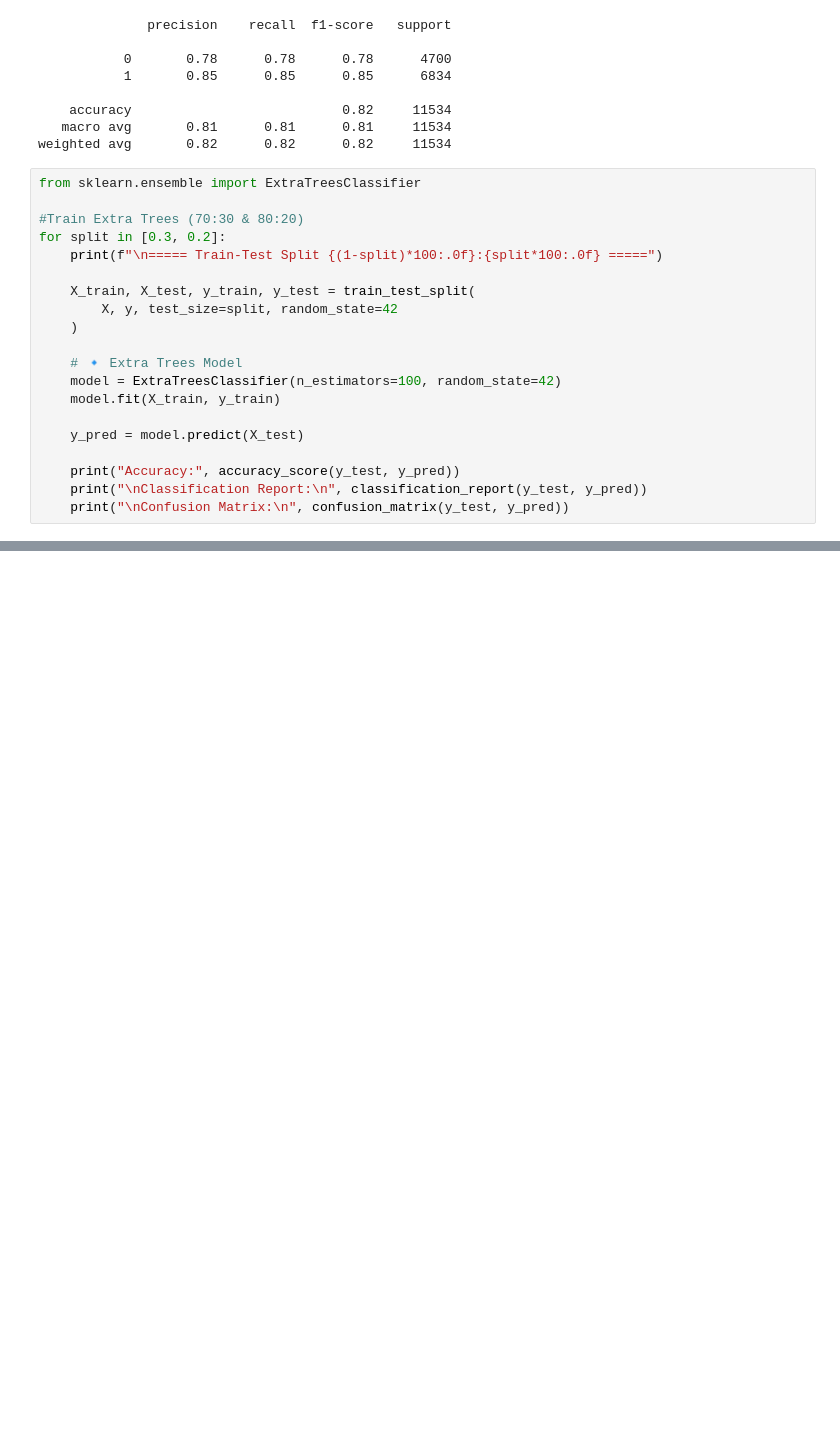
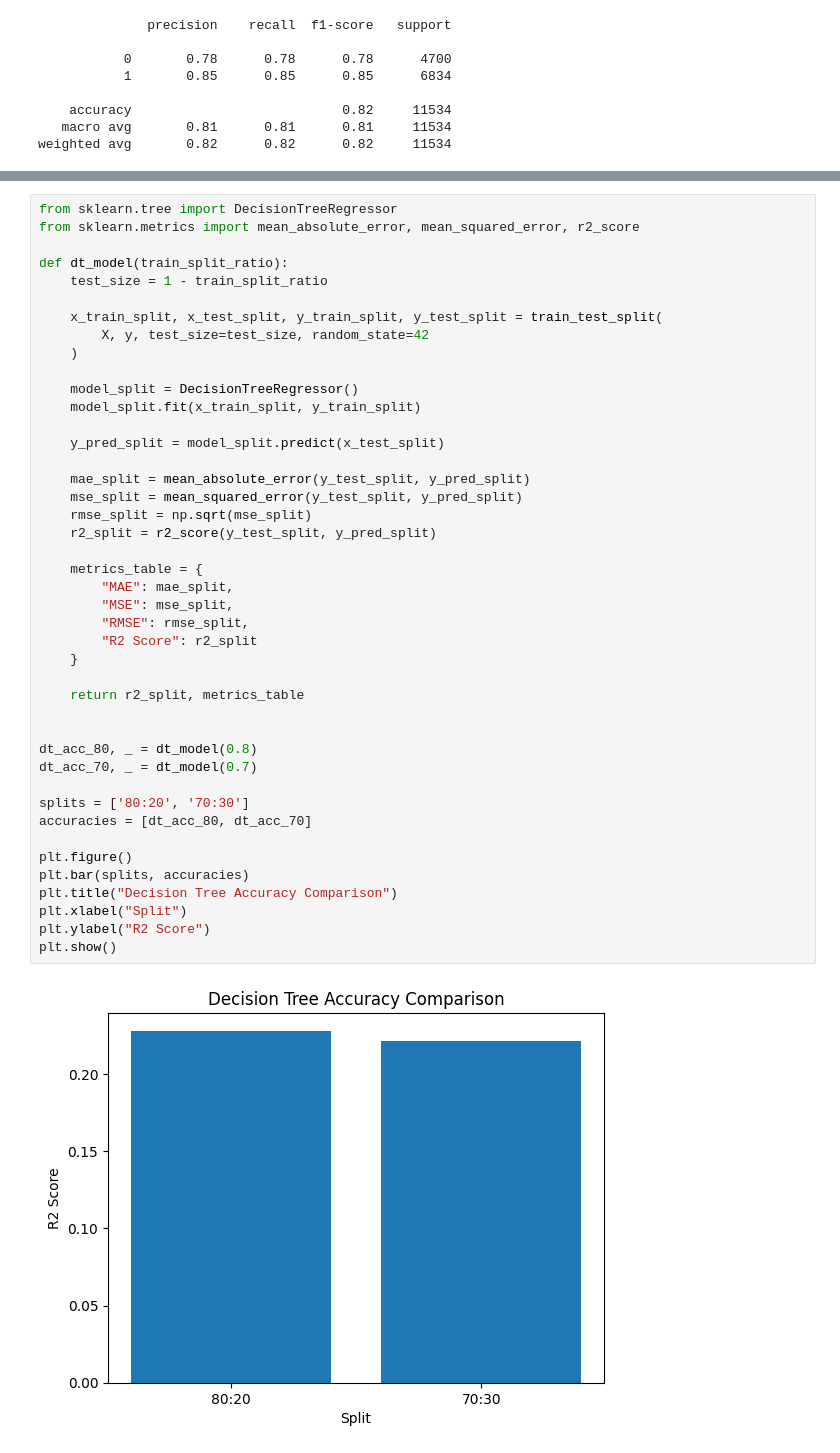
Before and after one commit to AkshitaNipane/Machine-Learning-TAE, a Jupyter notebook: MODEL_3_ML_TAE(DecisionTree).ipynb, the cells around one changed output, grey strips where cells are left out. Drawn from its saved outputs; the diff is of its cells as text; blank space fills up the shorter version.

```diff
--- a/MODEL_3_ML_TAE(DecisionTree).ipynb
+++ b/MODEL_3_ML_TAE(DecisionTree).ipynb
@@ -140,23 +140,3 @@ print(classification_report(y_pred, y_test))
     accuracy                           0.82     11534
    macro avg       0.81      0.81      0.81     11534
 weighted avg       0.82      0.82      0.82     11534
-# %%
-from sklearn.ensemble import ExtraTreesClassifier
-
-#Train Extra Trees (70:30 & 80:20)
-for split in [0.3, 0.2]:
-    print(f"\n===== Train-Test Split {(1-split)*100:.0f}:{split*100:.0f} =====")
-
-    X_train, X_test, y_train, y_test = train_test_split(
-        X, y, test_size=split, random_state=42
-    )
-
-    # 🔹 Extra Trees Model
-    model = ExtraTreesClassifier(n_estimators=100, random_state=42)
-    model.fit(X_train, y_train)
-
-    y_pred = model.predict(X_test)
-
-    print("Accuracy:", accuracy_score(y_test, y_pred))
-    print("\nClassification Report:\n", classification_report(y_test, y_pred))
-    print("\nConfusion Matrix:\n", confusion_matrix(y_test, y_pred))
@@ -180,0 +143,45 @@ Confusion Matrix:
+# %%
+from sklearn.tree import DecisionTreeRegressor
+from sklearn.metrics import mean_absolute_error, mean_squared_error, r2_score
+
+def dt_model(train_split_ratio):
+    test_size = 1 - train_split_ratio
+
+    x_train_split, x_test_split, y_train_split, y_test_split = train_test_split(
+        X, y, test_size=test_size, random_state=42
+    )
+
+    model_split = DecisionTreeRegressor()
+    model_split.fit(x_train_split, y_train_split)
+
+    y_pred_split = model_split.predict(x_test_split)
+
+    mae_split = mean_absolute_error(y_test_split, y_pred_split)
+    mse_split = mean_squared_error(y_test_split, y_pred_split)
+    rmse_split = np.sqrt(mse_split)
+    r2_split = r2_score(y_test_split, y_pred_split)
+
+    metrics_table = {
+        "MAE": mae_split,
+        "MSE": mse_split,
+        "RMSE": rmse_split,
+        "R2 Score": r2_split
+    }
+
+    return r2_split, metrics_table
+
+
+dt_acc_80, _ = dt_model(0.8)
+dt_acc_70, _ = dt_model(0.7)
+
+splits = ['80:20', '70:30']
+accuracies = [dt_acc_80, dt_acc_70]
+
+plt.figure()
+plt.bar(splits, accuracies)
+plt.title("Decision Tree Accuracy Comparison")
+plt.xlabel("Split")
+plt.ylabel("R2 Score")
+plt.show()
+# %% [output]
+[figure, added]
```
Also changed, not shown: parts of 1 cell of this notebook.
